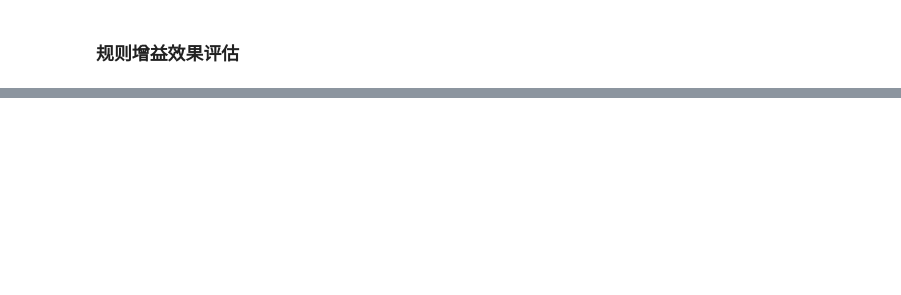
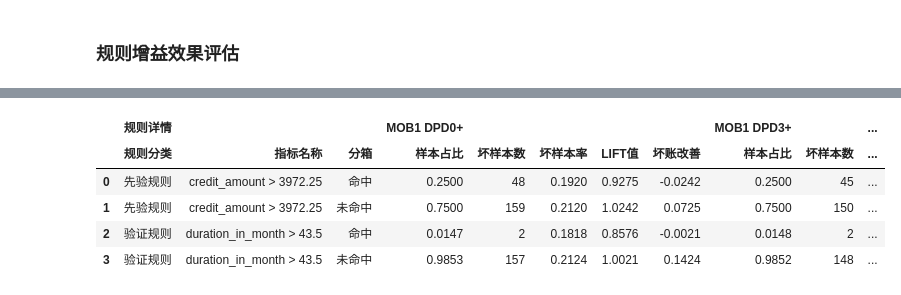
Before and after one commit to itlubber/scorecardpipeline, a Jupyter notebook: examples/auto_report.ipynb, the cells around one changed output, grey strips where cells are left out. Cells and saved outputs as stored; diff of their text form; code cells hidden in the pictures; blank space fills up the shorter version.

```diff
--- a/examples/auto_report.ipynb
+++ b/examples/auto_report.ipynb
@@ -199,6 +204,21 @@ table_mdlp
 | 5 | duration_in_month | 在账月份 | 缺失值 | 0.0000 | 0.0000 | 0.0000 | 0.0000 | 0.0000 | 0.0000 | 0.0000 | 0.0000 | ... |
 # %% [markdown]
 ### 规则增益效果评估
+# %%
+from scorecardpipeline import *
+
+# 初始化配置
+init_setting()
+
+# 加载数据集
+data = germancredit()
+
+# 设置目标变量名称 & 映射目标变量值域为 {0, 1}
+target = "creditability"
+data[target] = data[target].map({"good": 0, "bad": 1})
+
+# 随机生成逾期天数，模拟客户逾期数据
+data["MOB1"] = np.where(np.random.random(len(data)) <= 0.8, 0, np.random.randint(1, 31, size=len(data)))
 # %%
 rule = Rule("duration_in_month > 43.5")
 rule.report(data[["duration_in_month", target]], target=target)
@@ -215,6 +243,18 @@ rule.report(data[["duration_in_month", "credit_amount", target]], target=target,
 | 1 | 先验规则 | credit_amount > 3972.25 | 未命中 | 750 | 0.7500 | 555 | 0.7929 | 195 | 0.6500 | 0.2600 | 0.8667 | ... |
 | 0 | 验证规则 | duration_in_month > 43.5 | 命中 | 11 | 0.0147 | 4 | 0.0072 | 7 | 0.0359 | 0.6364 | 2.4476 | ... |
 | 1 | 验证规则 | duration_in_month > 43.5 | 未命中 | 739 | 0.9853 | 551 | 0.9928 | 188 | 0.9641 | 0.2544 | 0.9785 | ... |
-# %%
-data["MOB1"] = np.random.randint
+# %%
+pd.set_option('display.max_columns', None)
+# %%
+prior_rules = Rule("credit_amount > 3972.25")
+rule = Rule("duration_in_month > 43.5")
+
+rule.report(data[["duration_in_month", "credit_amount", "MOB1"]], overdue=["MOB1"], dpd=[0, 3, 7, 15], prior_rules=prior_rules, filter_cols=['坏样本数', '坏样本率', 'LIFT值', '坏账改善', '样本占比'], del_grey=True)
+# %% [output]
+|  | 规则详情 |  |  | MOB1 DPD0+ |  |  |  |  | MOB1 DPD3+ |  | ... |
+|  | 规则分类 | 指标名称 | 分箱 | 样本占比 | 坏样本数 | 坏样本率 | LIFT值 | 坏账改善 | 样本占比 | 坏样本数 | ... |
+| 0 | 先验规则 | credit_amount > 3972.25 | 命中 | 0.2500 | 48 | 0.1920 | 0.9275 | -0.0242 | 0.2500 | 45 | ... |
+| 1 | 先验规则 | credit_amount > 3972.25 | 未命中 | 0.7500 | 159 | 0.2120 | 1.0242 | 0.0725 | 0.7500 | 150 | ... |
+| 2 | 验证规则 | duration_in_month > 43.5 | 命中 | 0.0147 | 2 | 0.1818 | 0.8576 | -0.0021 | 0.0148 | 2 | ... |
+| 3 | 验证规则 | duration_in_month > 43.5 | 未命中 | 0.9853 | 157 | 0.2124 | 1.0021 | 0.1424 | 0.9852 | 148 | ... |
 # %%
```
Also changed, not shown: parts of 4 cells of this notebook.
